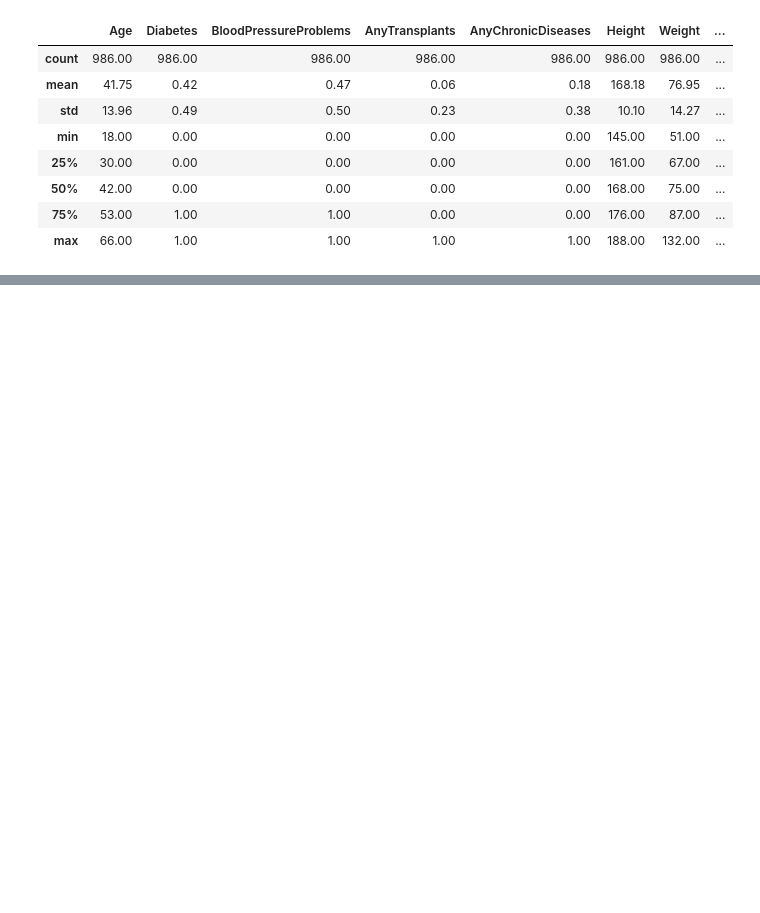
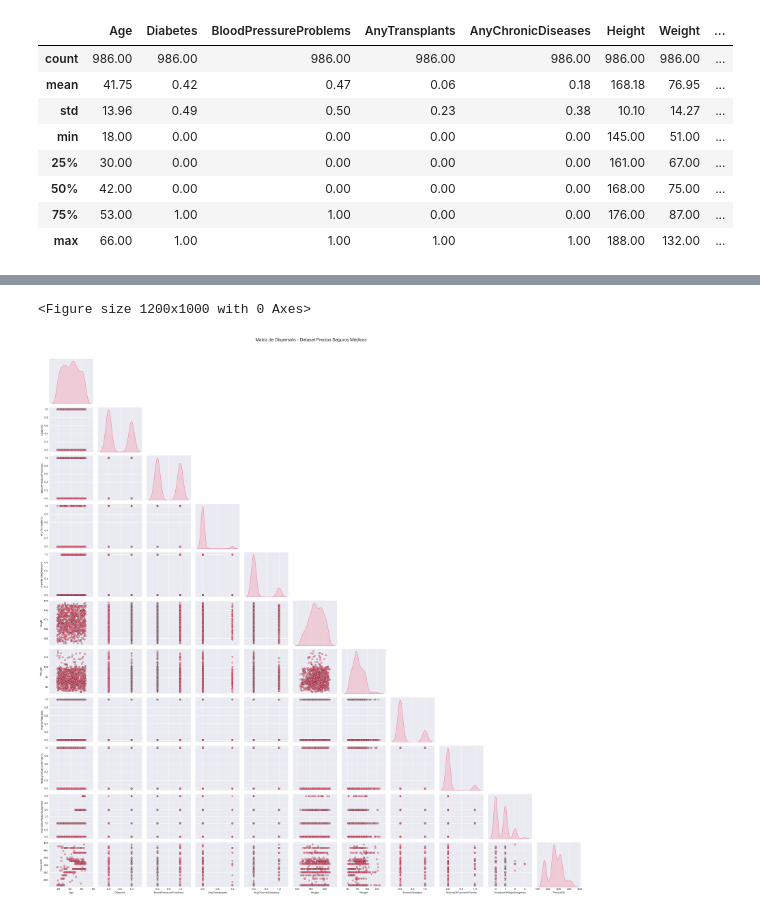
Before and after one commit to AleCarregha/Proyecto_Final_Mineria_INNOVAdores, a Jupyter notebook: Proyecto_final.ipynb, the cells around one changed output, grey strips where cells are left out. Saved outputs shown, nothing was run; the diff lists cells and outputs as text; code cells hidden in the pictures; blank space fills up the shorter version.

```diff
--- a/Proyecto_final.ipynb
+++ b/Proyecto_final.ipynb
@@ -129,0 +190,11 @@ dtype: int64
+# %%
+# Pairplot para visualizar todas las relaciones
+plt.figure(figsize=(12, 10))
+sns.pairplot(data, diag_kind='kde', corner=True,
+             plot_kws={'alpha': 0.6, 'edgecolor': 'black', 'linewidth': 0.5})
+plt.suptitle('Matriz de Dispersión - Dataset Precios Seguros Médicos', y=1.02, fontsize=16)
+plt.tight_layout()
+plt.show()
+# %% [output]
+<Figure size 1200x1000 with 0 Axes>
+[figure, added]
```
Also changed, not shown: parts of 8 cells of this notebook.
